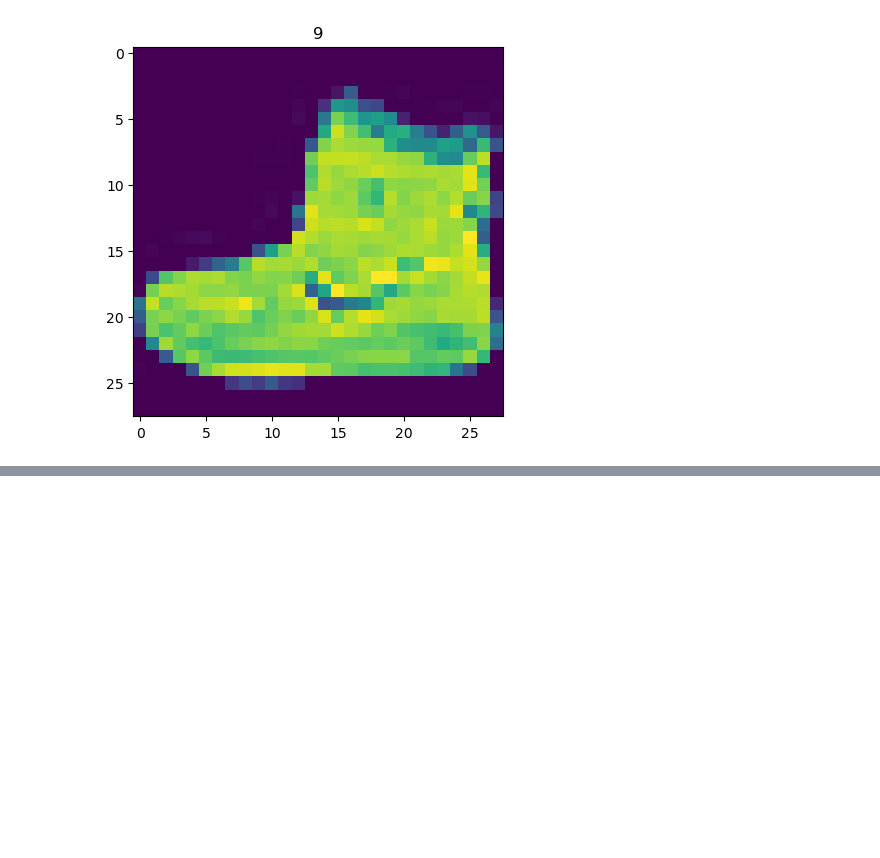
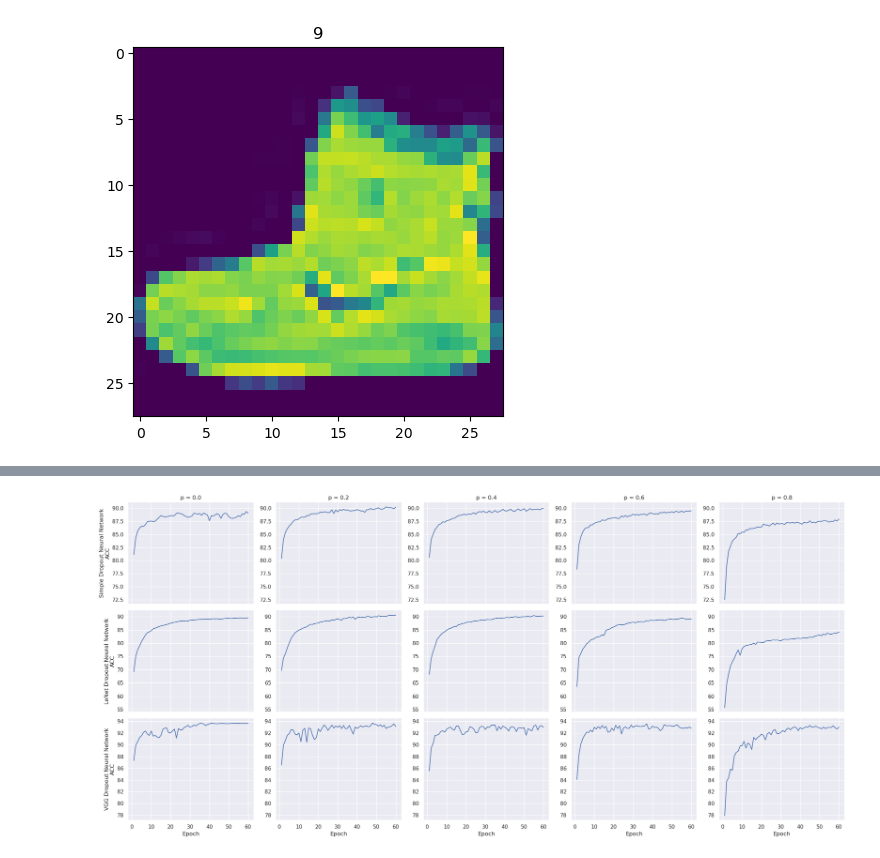
Before and after one commit to PauloFRC/dropout-implementation, a Jupyter notebook: src/notebooks/validate.ipynb, the cells around one changed output, grey strips where cells are left out. Cells and saved outputs as stored; diff of their text form; code cells hidden in the pictures; blank space fills up the shorter version.

```diff
--- a/src/notebooks/validate.ipynb
+++ b/src/notebooks/validate.ipynb
@@ -353,0 +100,32 @@ drop {'loss': [0.6696094115575154, 0.2787672966718674, 0.2080859884619713, 0.174
+# %%
+# create fast dataloaders (avoid using if not enough vram)
+train_loader = FastTensorDataLoader(train, shuffle=True)
+test_loader = FastTensorDataLoader(test, shuffle=False)
+# %%
+from nn_models.simple import SimpleDropoutNetwork
+from nn_models.lenet import DropoutLeNet
+from nn_models.vgg import DropoutVGG
+from utils.validate import train_and_validate
+
+device = 'cuda' if torch.cuda.is_available() else 'cpu'
+
+dropout_models = [
+    SimpleDropoutNetwork,
+    DropoutLeNet,
+    DropoutVGG
+]
+
+dropout_rates = [0.0, 0.2, 0.4, 0.6, 0.8]
+
+results = {}
+
+for dropout_model in dropout_models:
+    for p in dropout_rates:
+        print(f"\nTesting Dropout p={p}")
+        model = dropout_model(dropout_rate=p, dropout_mode="inverted").to(device)
+        history = train_and_validate(model, train_loader, test_loader, epochs=60, max_norm=3.0) #TODO: testar outros valores max_norm? (ex: None, 4.0)
+        try:
+            results[model.name][p] = history
+        except:
+            results[model.name] = {}
+            results[model.name][p] = history
@@ -353,0 +168,4 @@ drop {'loss': [0.6696094115575154, 0.2787672966718674, 0.2080859884619713, 0.174
+# %%
+plot_dropout_histories(results, metric="acc")
+# %% [output]
+[figure, added]
```
Also changed, not shown: parts of 27 cells of this notebook, 7 other files.
